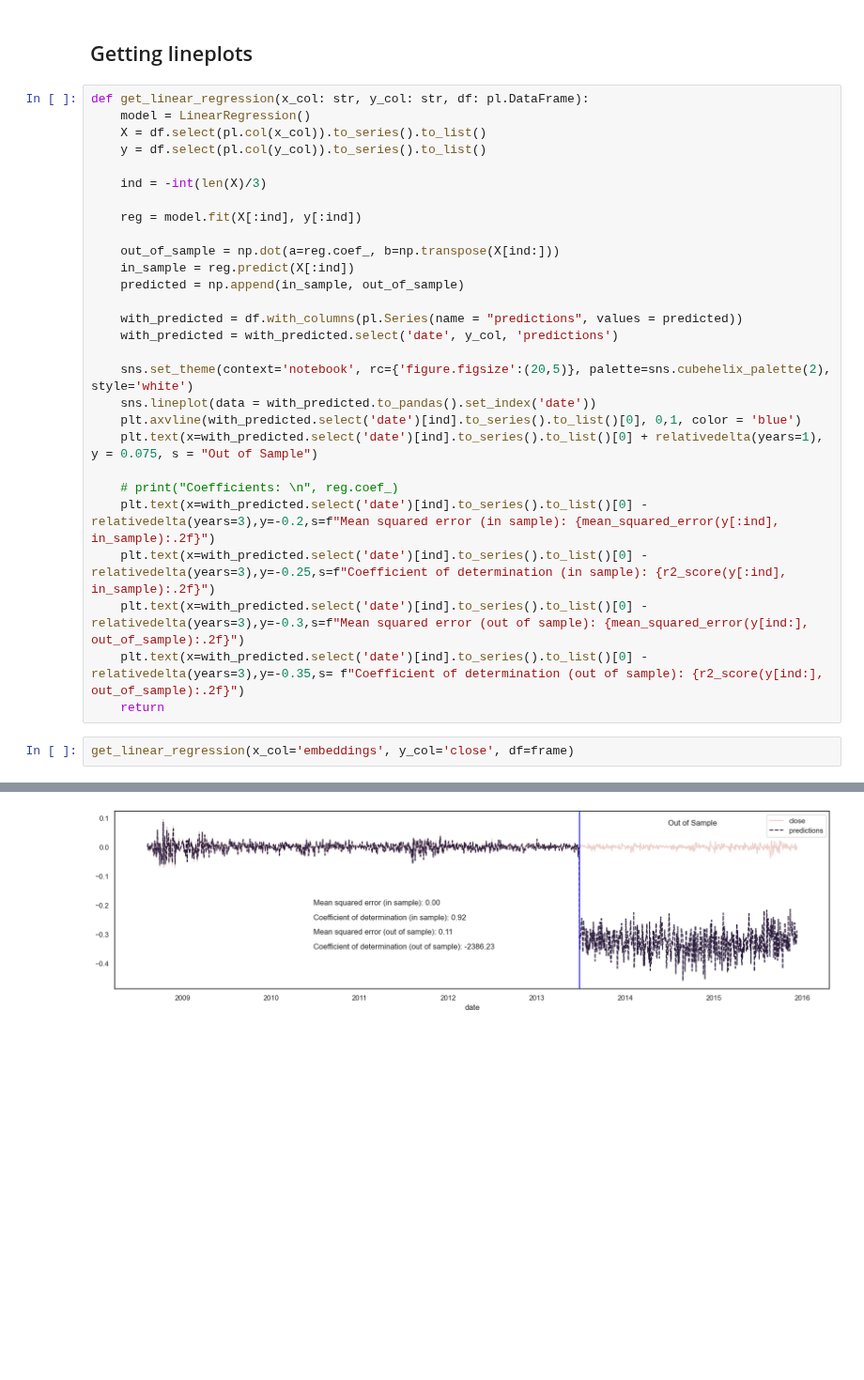
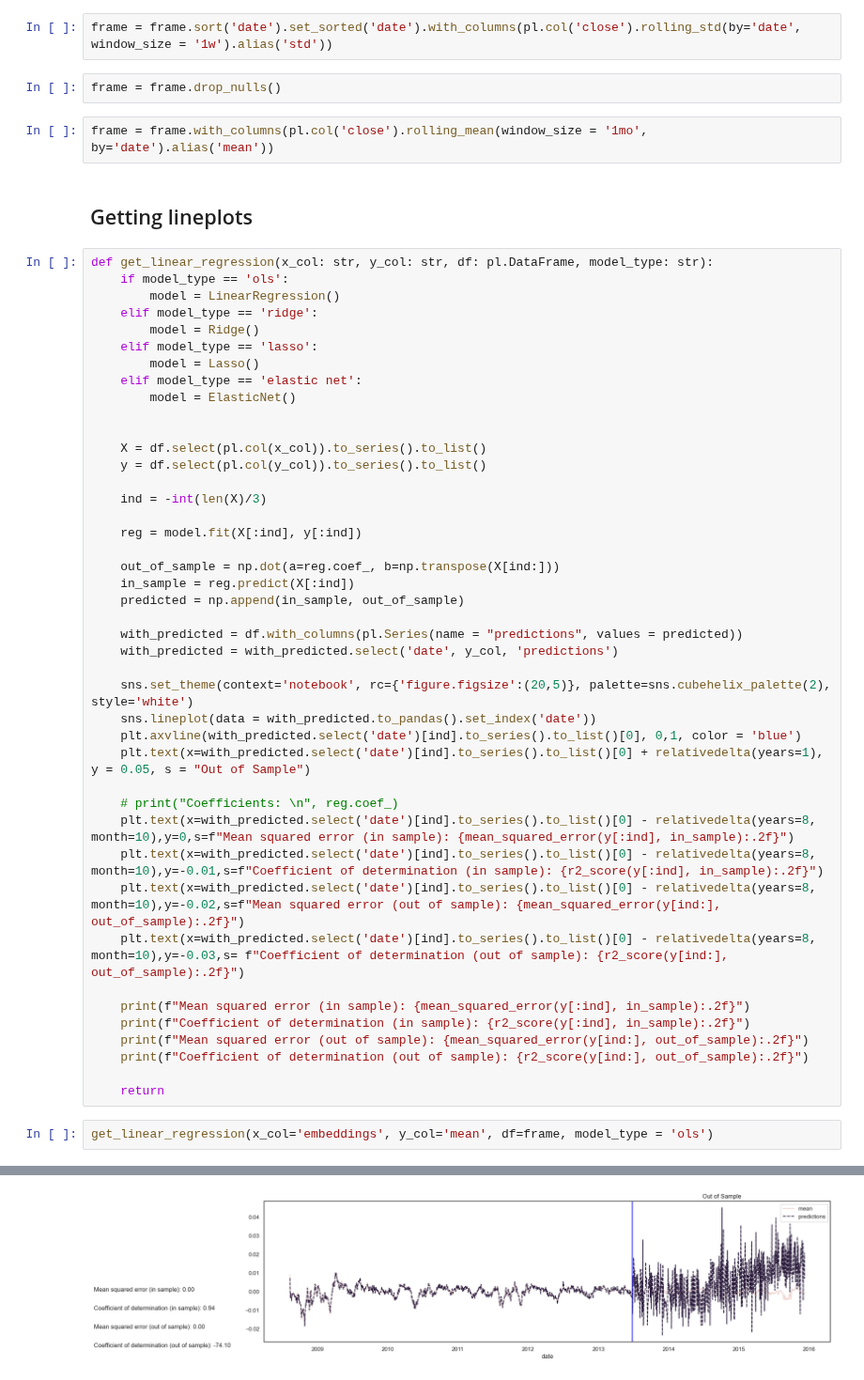
Before and after one commit to faunebl/thesis, a Jupyter notebook: msci_world.ipynb, the cells around one changed output, grey strips where cells are left out. Shown at 94% size. Saved outputs shown, nothing was run; the diff lists cells and outputs as text; blank space fills up the shorter version.

Commit message:
adding tests for regressions :(

```diff
--- a/msci_world.ipynb
+++ b/msci_world.ipynb
@@ -32,11 +32,26 @@ reduced = reducer.fit_transform(frame.select('embeddings').to_series().to_list()
 # %%
 frame = frame.with_columns(pl.Series(name = 'reduced', values = reduced))
 # sns.scatterplot(data = frame.with_columns(pl.col('reduced').list.to_struct()).unnest('reduced').rename({'field_0':'x', 'field_1':'y'}).select('x','y', 'label').to_pandas(), x= 'x', y = 'y', hue='label', palette = sns.cubehelix_palette(n_colors=3))
+# %%
+frame = frame.sort('date').set_sorted('date').with_columns(pl.col('close').rolling_std(by='date', window_size = '1w').alias('std'))
+# %%
+frame = frame.drop_nulls()
+# %%
+frame = frame.with_columns(pl.col('close').rolling_mean(window_size = '1mo', by='date').alias('mean'))
 # %% [markdown]
 ## Getting lineplots
 # %%
-def get_linear_regression(x_col: str, y_col: str, df: pl.DataFrame):
-    model = LinearRegression()
+def get_linear_regression(x_col: str, y_col: str, df: pl.DataFrame, model_type: str):
+    if model_type == 'ols':
+        model = LinearRegression()
+    elif model_type == 'ridge':
+        model = Ridge()
+    elif model_type == 'lasso':
+        model = Lasso()
+    elif model_type == 'elastic net':
+        model = ElasticNet()
+
+
     X = df.select(pl.col(x_col)).to_series().to_list()
     y = df.select(pl.col(y_col)).to_series().to_list()
 
@@ -54,14 +69,20 @@ def get_linear_regression(x_col: str, y_col: str, df: pl.DataFrame):
     sns.set_theme(context='notebook', rc={'figure.figsize':(20,5)}, palette=sns.cubehelix_palette(2), style='white')
     sns.lineplot(data = with_predicted.to_pandas().set_index('date'))
     plt.axvline(with_predicted.select('date')[ind].to_series().to_list()[0], 0,1, color = 'blue')
-    plt.text(x=with_predicted.select('date')[ind].to_series().to_list()[0] + relativedelta(years=1), y = 0.075, s = "Out of Sample")
+    plt.text(x=with_predicted.select('date')[ind].to_series().to_list()[0] + relativedelta(years=1), y = 0.05, s = "Out of Sample")
 
     # print("Coefficients: \n", reg.coef_)
-    plt.text(x=with_predicted.select('date')[ind].to_series().to_list()[0] - relativedelta(years=3),y=-0.2,s=f"Mean squared error (in sample): {mean_squared_error(y[:ind], in_sample):.2f}")
-    plt.text(x=with_predicted.select('date')[ind].to_series().to_list()[0] - relativedelta(years=3),y=-0.25,s=f"Coefficient of determination (in sample): {r2_score(y[:ind], in_sample):.2f}")
-    plt.text(x=with_predicted.select('date')[ind].to_series().to_list()[0] - relativedelta(years=3),y=-0.3,s=f"Mean squared error (out of sample): {mean_squared_error(y[ind:], out_of_sample):.2f}")
-    plt.text(x=with_predicted.select('date')[ind].to_series().to_list()[0] - relativedelta(years=3),y=-0.35,s= f"Coefficient of determination (out of sample): {r2_score(y[ind:], out_of_sample):.2f}")
+    plt.text(x=with_predicted.select('date')[ind].to_series().to_list()[0] - relativedelta(years=8, month=10),y=0,s=f"Mean squared error (in sample): {mean_squared_error(y[:ind], in_sample):.2f}")
+    plt.text(x=with_predicted.select('date')[ind].to_series().to_list()[0] - relativedelta(years=8, month=10),y=-0.01,s=f"Coefficient of determination (in sample): {r2_score(y[:ind], in_sample):.2f}")
+    plt.text(x=with_predicted.select('date')[ind].to_series().to_list()[0] - relativedelta(years=8, month=10),y=-0.02,s=f"Mean squared error (out of sample): {mean_squared_error(y[ind:], out_of_sample):.2f}")
+    plt.text(x=with_predicted.select('date')[ind].to_series().to_list()[0] - relativedelta(years=8, month=10),y=-0.03,s= f"Coefficient of determination (out of sample): {r2_score(y[ind:], out_of_sample):.2f}")
+
+    print(f"Mean squared error (in sample): {mean_squared_error(y[:ind], in_sample):.2f}")
+    print(f"Coefficient of determination (in sample): {r2_score(y[:ind], in_sample):.2f}")
+    print(f"Mean squared error (out of sample): {mean_squared_error(y[ind:], out_of_sample):.2f}")
+    print(f"Coefficient of determination (out of sample): {r2_score(y[ind:], out_of_sample):.2f}")
+
     return
 # %%
-get_linear_regression(x_col='embeddings', y_col='close', df=frame)
+get_linear_regression(x_col='embeddings', y_col='mean', df=frame, model_type = 'ols')
 # %% [output]
@@ -68 +93 @@ get_linear_regression(x_col='embeddings', y_col='close', df=frame)
-[figure, old version]
+[figure, new version]
```
Also changed, not shown: parts of 3 cells of this notebook, 3 other files.
